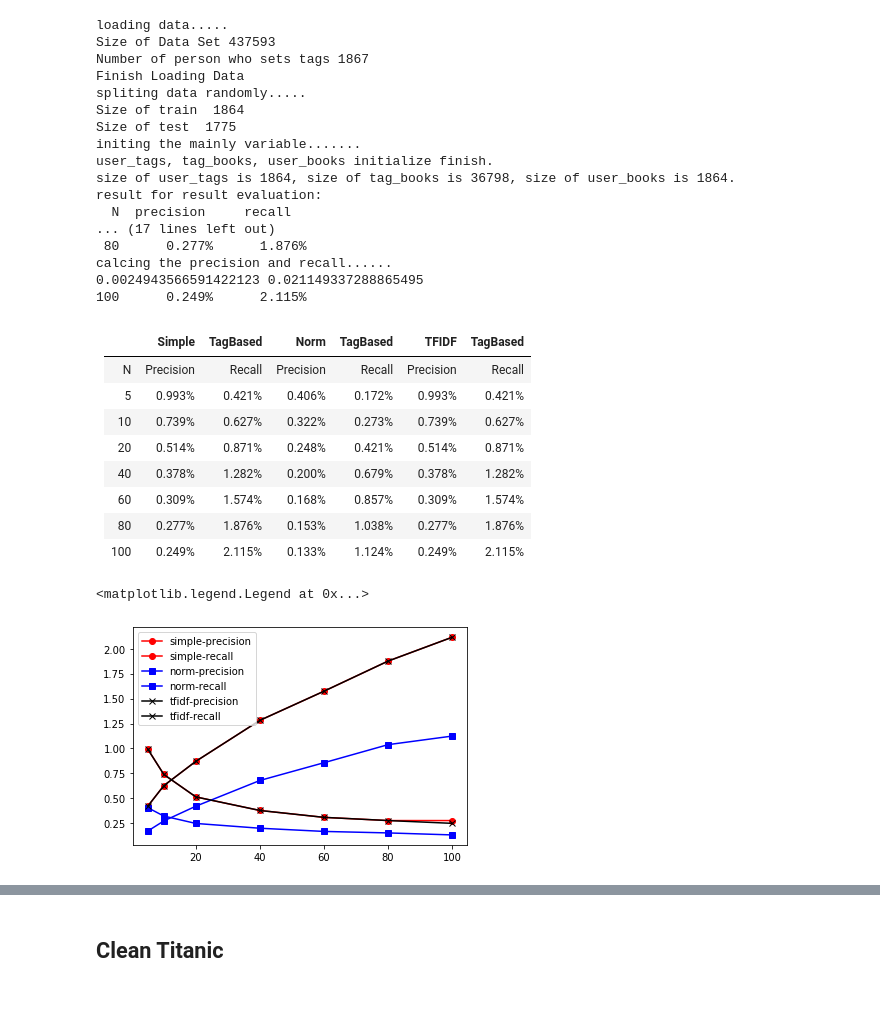
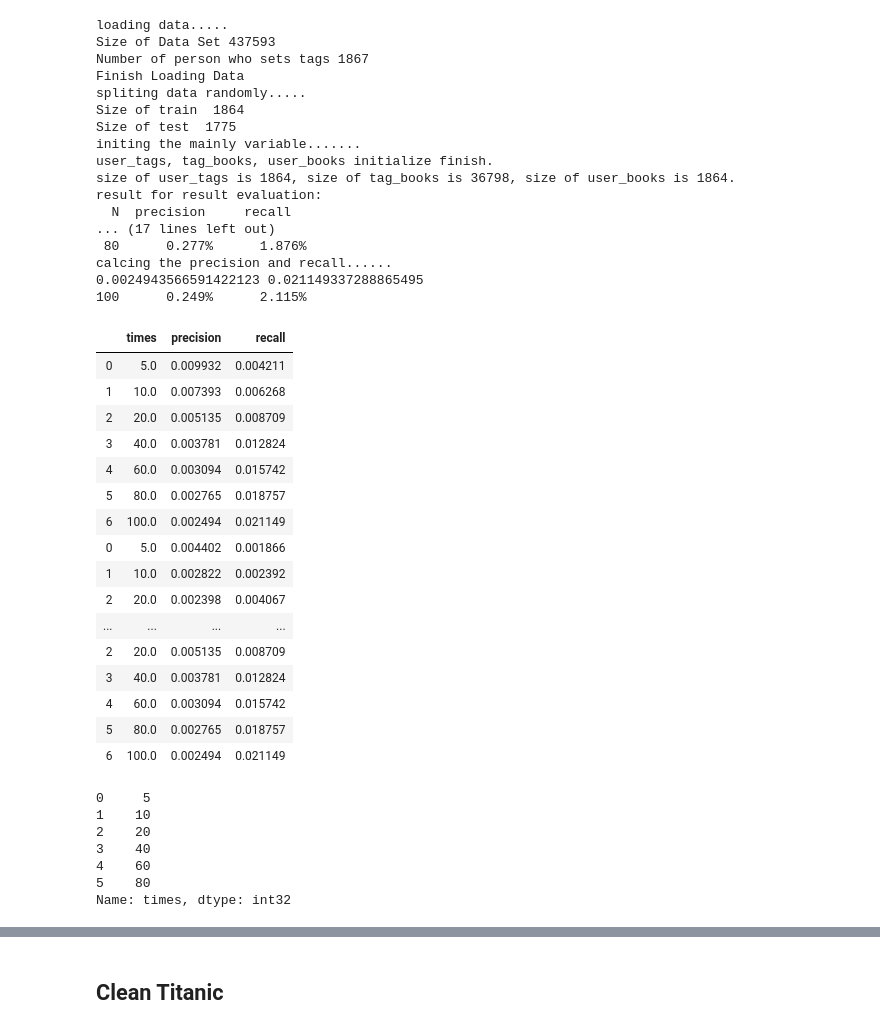
Before and after one commit to thinksee/Learning-Recsys-with-python, a Jupyter notebook: L2/action.ipynb, the cells around one changed output, grey strips where cells are left out. Saved outputs shown, nothing was run; the diff lists cells and outputs as text; code cells hidden in the pictures; blank space fills up the shorter version.

Commit message:
fix bug for TagBased Alogrithm

```diff
--- a/L2/action.ipynb
+++ b/L2/action.ipynb
@@ -28,10 +28,12 @@ import operator
 class TagBased(object):
     def __init__(self, filename, tagbased='simple'):
         self.filename = filename
+        self.ret = pd.DataFrame(columns=['times', 'precision', 'recall'])
         self.load_data()
         self.random_split_data(0.2)
         self.init_state()
         self.test_recommend(tagbased)
+
 
     def load_data(self):
         print('loading data.....')
@@ -123,17 +125,19 @@ class TagBased(object):
         recommend_books = {}
         # scored for book, scores for sum (times of user using tag, multipy times of book using the same tag.)
         tagged_books= self.user_books[user]
-        len_user_tags = len(self.user_tags[user])
+#         len_user_tags = len(self.user_tags[user])
+        sum_user_tags = sum(self.user_tags[user])
         for tag, wut in self.user_tags[user].items():
-            len_tag_books = len(self.tag_books[tag])
+#             len_tag_books = len(self.tag_books[tag])
+            sum_tag_books = sum(self.tag_books[tag])
             for book, wti in self.tag_books[tag].items():
                 if book in tagged_books:
                     continue
                 if tagbased == 'norm':
-                    wti = 1. * wti / len_tag_books
-                    wut = 1. * wut / len_user_tags
+                    wti = 1. * wti / sum_tag_books
+                    wut = 1. * wut / sum_user_tags
                 elif tagbased == 'tdidf':
-                    wut = 1. * wut / np.log2(1 + len_user_tags)
+                    wut = 1. * wut / np.log2(1 + sum_user_tags)
 
                 if book not in recommend_books:
                     recommend_books[book] = wti * wut
@@ -142,10 +146,12 @@ class TagBased(object):
         return sorted(recommend_books.items(), key=operator.itemgetter(1), reverse=True)[0:N]
 
     def test_recommend(self, tagbased='simple'):
+
         print('result for result evaluation:')
         print("%3s %10s %10s" % ('N',"precision",'recall'))
         for n in [5,10,20,40,60,80,100]:
             precision, recall = self.precision_and_recall(n, tagbased)
+            self.ret = self.ret.append({'times': n, 'precision': precision, 'recall': recall}, ignore_index=True)
             print(precision, recall)
             print("%3d %10.3f%% %10.3f%%" % (n, precision * 100, recall * 100))
 # %%
@@ -208,34 +218,3 @@ result for result evaluation:
 calcing the precision and recall......
 0.0024943566591422123 0.021149337288865495
 100      0.249%      2.115%
-# %% [markdown]
-|       |Simple        |TagBased    |Norm          |TagBased  |TFIDF|TagBased|
-| :----:|     :----:   |   :----:   |    :----:    |:----:    |   :----:    |:----:    |
-| N     | Precision    | Recall     |Precision     | Recall   |Precision    | Recall   |
-| 5     | 0.993%        | 0.421%     |0.406% |0.172% |0.993%       | 0.421% |
-| 10    | 0.739%        |  0.627%     |0.322%|0.273%   |0.739%       | 0.627% |
-|20|0.514% |0.871%|0.248%|0.421%|0.514% |0.871%|
-|40|0.378%|1.282%|0.200%|0.679%|0.378%|1.282%|
-|60|0.309%|1.574%|0.168% | 0.857%|0.309%|1.574%|
-|80|0.277%|1.876%|0.153%|1.038%|0.277% |1.876%|
-|100|0.249%|2.115%|0.133%  | 1.124%|0.249%|2.115%|
-# %%
-# why not return a variable, SB
-simple_tb_pre = [0.993, 0.739, 0.514, 0.378, 0.309, 0.277, 0.277]
-simple_tb_re = [0.421, 0.627, 0.871, 1.282,1.574,1.876, 2.115]
-norm_tb_pre = [0.406, 0.322, 0.248, 0.200, 0.168, 0.153, 0.133]
-norm_tb_re = [0.172,0.273,0.421,0.679,0.857,1.038,1.124]
-tfidf_tb_pre = [0.993,0.739,0.514,0.378,0.309, 0.277, 0.249]
-tfidf_tb_re = [0.421,0.627, 0.871, 1.282, 1.574, 1.876, 2.115]
-x = [5, 10, 20, 40, 60, 80, 100]
-import matplotlib.pyplot as plt
-plt.plot(x, simple_tb_pre, 'ro-', label='simple-precision')
-plt.plot(x, simple_tb_re, 'ro-',label='simple-recall')
-plt.plot(x, norm_tb_pre, 'bs-', label='norm-precision')
-plt.plot(x, norm_tb_re, 'bs-',label='norm-recall')
-plt.plot(x, tfidf_tb_pre, 'kx-', label='tfidf-precision')
-plt.plot(x, tfidf_tb_re, 'kx-',label='tfidf-recall')
-plt.legend()
-# %% [output]
-<matplotlib.legend.Legend at 0x...>
-[figure, removed]
@@ -241,0 +223,20 @@ plt.legend()
+# %%
+ret_diff_way
+# %% [output]
+|  | times | precision | recall |
+| 0 | 5.0 | 0.009932 | 0.004211 |
+| 1 | 10.0 | 0.007393 | 0.006268 |
+| 2 | 20.0 | 0.005135 | 0.008709 |
+| 3 | 40.0 | 0.003781 | 0.012824 |
+| 4 | 60.0 | 0.003094 | 0.015742 |
+| 5 | 80.0 | 0.002765 | 0.018757 |
+| 6 | 100.0 | 0.002494 | 0.021149 |
+| 0 | 5.0 | 0.004402 | 0.001866 |
+| 1 | 10.0 | 0.002822 | 0.002392 |
+| 2 | 20.0 | 0.002398 | 0.004067 |
+| ... | ... | ... | ... |
+| 2 | 20.0 | 0.005135 | 0.008709 |
+| 3 | 40.0 | 0.003781 | 0.012824 |
+| 4 | 60.0 | 0.003094 | 0.015742 |
+| 5 | 80.0 | 0.002765 | 0.018757 |
+| 6 | 100.0 | 0.002494 | 0.021149 |
@@ -241,0 +245,10 @@ plt.legend()
+# %%
+ret_diff_way['times'].iloc[0:6]
+# %% [output]
+0     5
+1    10
+2    20
+3    40
+4    60
+5    80
+Name: times, dtype: int32
```
Also changed, not shown: parts of 7 cells of this notebook, 2 other files.
